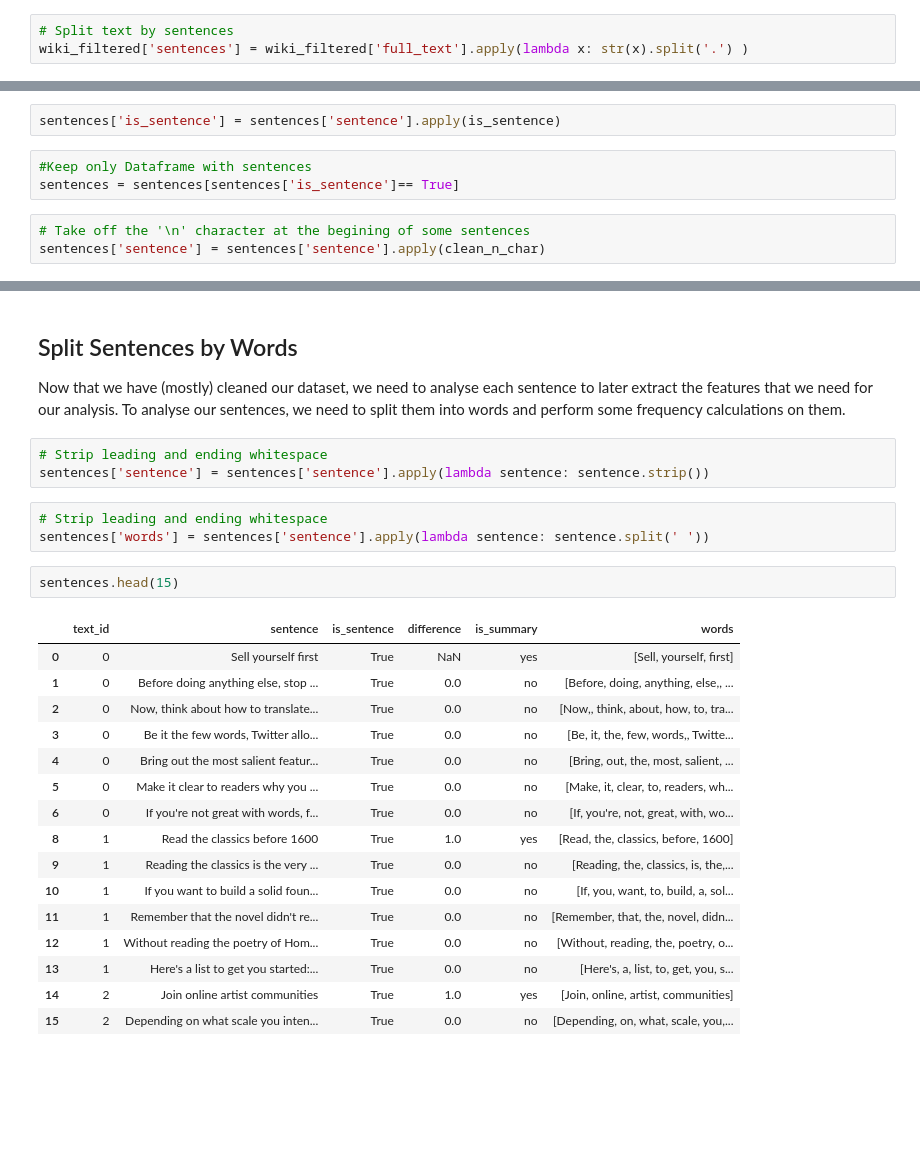
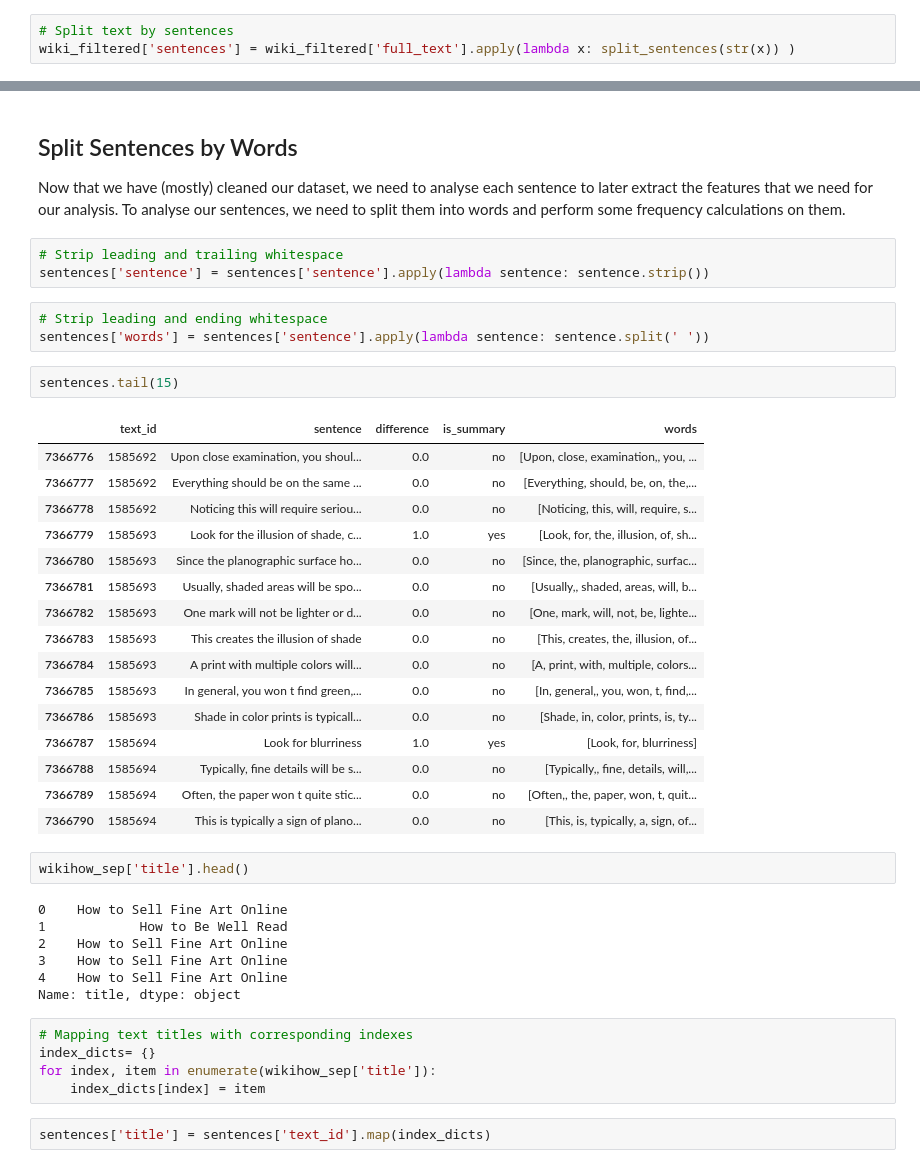
Before and after one commit to sarisboo/springboard, a Jupyter notebook: capstone_1/wikihow_exploration.ipynb, the cells around one changed output, grey strips where cells are left out. Saved outputs shown, nothing was run; the diff lists cells and outputs as text; blank space fills up the shorter version.

Commit message:
Added regex functions for cleaning and cleaned out irrelevant indices

```diff
--- a/capstone_1/wikihow_exploration.ipynb
+++ b/capstone_1/wikihow_exploration.ipynb
@@ -77,3 +83,3 @@ wiki_filtered.tail()
 # %%
 # Split text by sentences
-wiki_filtered['sentences'] = wiki_filtered['full_text'].apply(lambda x: str(x).split('.') )
+wiki_filtered['sentences'] = wiki_filtered['full_text'].apply(lambda x: split_sentences(str(x)) )
@@ -150,11 +133,3 @@ sentences.head()
-# %%
-sentences['is_sentence'] = sentences['sentence'].apply(is_sentence)
-# %%
-#Keep only Dataframe with sentences
-sentences = sentences[sentences['is_sentence']== True]
-# %%
-# Take off the '\n' character at the begining of some sentences
-sentences['sentence'] = sentences['sentence'].apply(clean_n_char)
 # %% [markdown]
 ## Adding a column specifying if the sentence is part of the summary
 
@@ -188,27 +163,43 @@ sentences.head(15)
 
 Now that we have (mostly) cleaned our dataset, we need to analyse each sentence to later extract the features that we need for our analysis. To analyse our sentences, we need to split them into words and perform some frequency calculations on them.
 # %%
-# Strip leading and ending whitespace
+# Strip leading and trailing whitespace
 sentences['sentence'] = sentences['sentence'].apply(lambda sentence: sentence.strip())
 # %%
 # Strip leading and ending whitespace
 sentences['words'] = sentences['sentence'].apply(lambda sentence: sentence.split(' '))
 # %%
-sentences.head(15)
+sentences.tail(15)
 # %% [output]
-|  | text_id | sentence | is_sentence | difference | is_summary | words |
-| 0 | 0 | Sell yourself first | True | NaN | yes | [Sell, yourself, first] |
-| 1 | 0 | Before doing anything else, stop ... | True | 0.0 | no | [Before, doing, anything, else,, ... |
-| 2 | 0 | Now, think about how to translate... | True | 0.0 | no | [Now,, think, about, how, to, tra... |
-| 3 | 0 | Be it the few words, Twitter allo... | True | 0.0 | no | [Be, it, the, few, words,, Twitte... |
-| 4 | 0 | Bring out the most salient featur... | True | 0.0 | no | [Bring, out, the, most, salient, ... |
-| 5 | 0 | Make it clear to readers why you ... | True | 0.0 | no | [Make, it, clear, to, readers, wh... |
-| 6 | 0 | If you're not great with words, f... | True | 0.0 | no | [If, you're, not, great, with, wo... |
-| 8 | 1 | Read the classics before 1600 | True | 1.0 | yes | [Read, the, classics, before, 1600] |
-| 9 | 1 | Reading the classics is the very ... | True | 0.0 | no | [Reading, the, classics, is, the,... |
-| 10 | 1 | If you want to build a solid foun... | True | 0.0 | no | [If, you, want, to, build, a, sol... |
-| 11 | 1 | Remember that the novel didn't re... | True | 0.0 | no | [Remember, that, the, novel, didn... |
-| 12 | 1 | Without reading the poetry of Hom... | True | 0.0 | no | [Without, reading, the, poetry, o... |
-| 13 | 1 | Here's a list to get you started:... | True | 0.0 | no | [Here's, a, list, to, get, you, s... |
-| 14 | 2 | Join online artist communities | True | 1.0 | yes | [Join, online, artist, communities] |
-| 15 | 2 | Depending on what scale you inten... | True | 0.0 | no | [Depending, on, what, scale, you,... |
+|  | text_id | sentence | difference | is_summary | words |
+| 7366776 | 1585692 | Upon close examination, you shoul... | 0.0 | no | [Upon, close, examination,, you, ... |
+| 7366777 | 1585692 | Everything should be on the same ... | 0.0 | no | [Everything, should, be, on, the,... |
+| 7366778 | 1585692 | Noticing this will require seriou... | 0.0 | no | [Noticing, this, will, require, s... |
+| 7366779 | 1585693 | Look for the illusion of shade, c... | 1.0 | yes | [Look, for, the, illusion, of, sh... |
+| 7366780 | 1585693 | Since the planographic surface ho... | 0.0 | no | [Since, the, planographic, surfac... |
+| 7366781 | 1585693 | Usually, shaded areas will be spo... | 0.0 | no | [Usually,, shaded, areas, will, b... |
+| 7366782 | 1585693 | One mark will not be lighter or d... | 0.0 | no | [One, mark, will, not, be, lighte... |
+| 7366783 | 1585693 | This creates the illusion of shade | 0.0 | no | [This, creates, the, illusion, of... |
+| 7366784 | 1585693 | A print with multiple colors will... | 0.0 | no | [A, print, with, multiple, colors... |
+| 7366785 | 1585693 | In general, you won t find green,... | 0.0 | no | [In, general,, you, won, t, find,... |
+| 7366786 | 1585693 | Shade in color prints is typicall... | 0.0 | no | [Shade, in, color, prints, is, ty... |
+| 7366787 | 1585694 | Look for blurriness | 1.0 | yes | [Look, for, blurriness] |
+| 7366788 | 1585694 | Typically, fine details will be s... | 0.0 | no | [Typically,, fine, details, will,... |
+| 7366789 | 1585694 | Often, the paper won t quite stic... | 0.0 | no | [Often,, the, paper, won, t, quit... |
+| 7366790 | 1585694 | This is typically a sign of plano... | 0.0 | no | [This, is, typically, a, sign, of... |
+# %%
+wikihow_sep['title'].head()
+# %% [output]
+0    How to Sell Fine Art Online
+1            How to Be Well Read
+2    How to Sell Fine Art Online
+3    How to Sell Fine Art Online
+4    How to Sell Fine Art Online
+Name: title, dtype: object
+# %%
+# Mapping text titles with corresponding indexes
+index_dicts= {}
+for index, item in enumerate(wikihow_sep['title']):
+    index_dicts[index] = item
+# %%
+sentences['title'] = sentences['text_id'].map(index_dicts)
```
Also changed, not shown: parts of 33 cells of this notebook, 1 other file.
